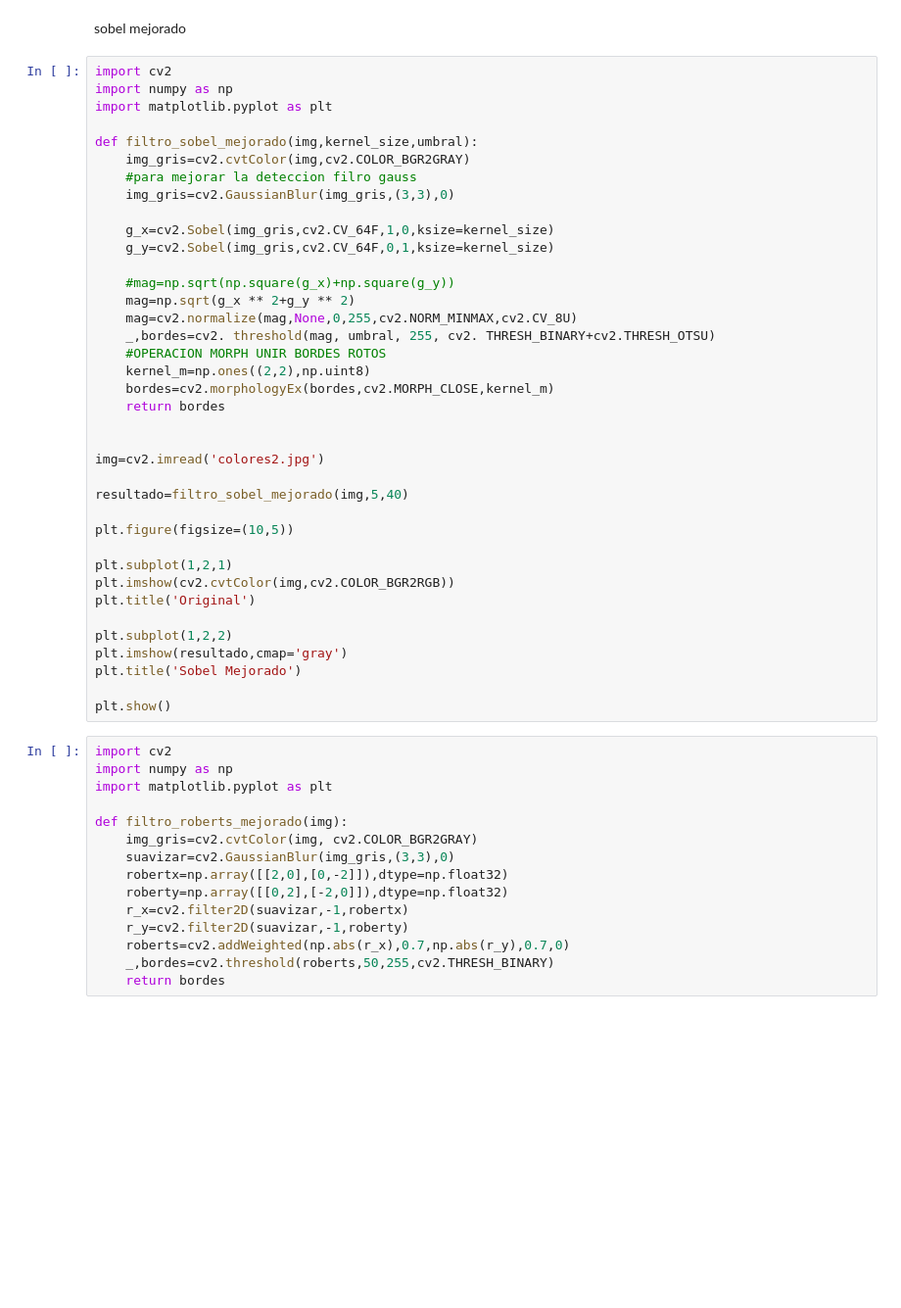
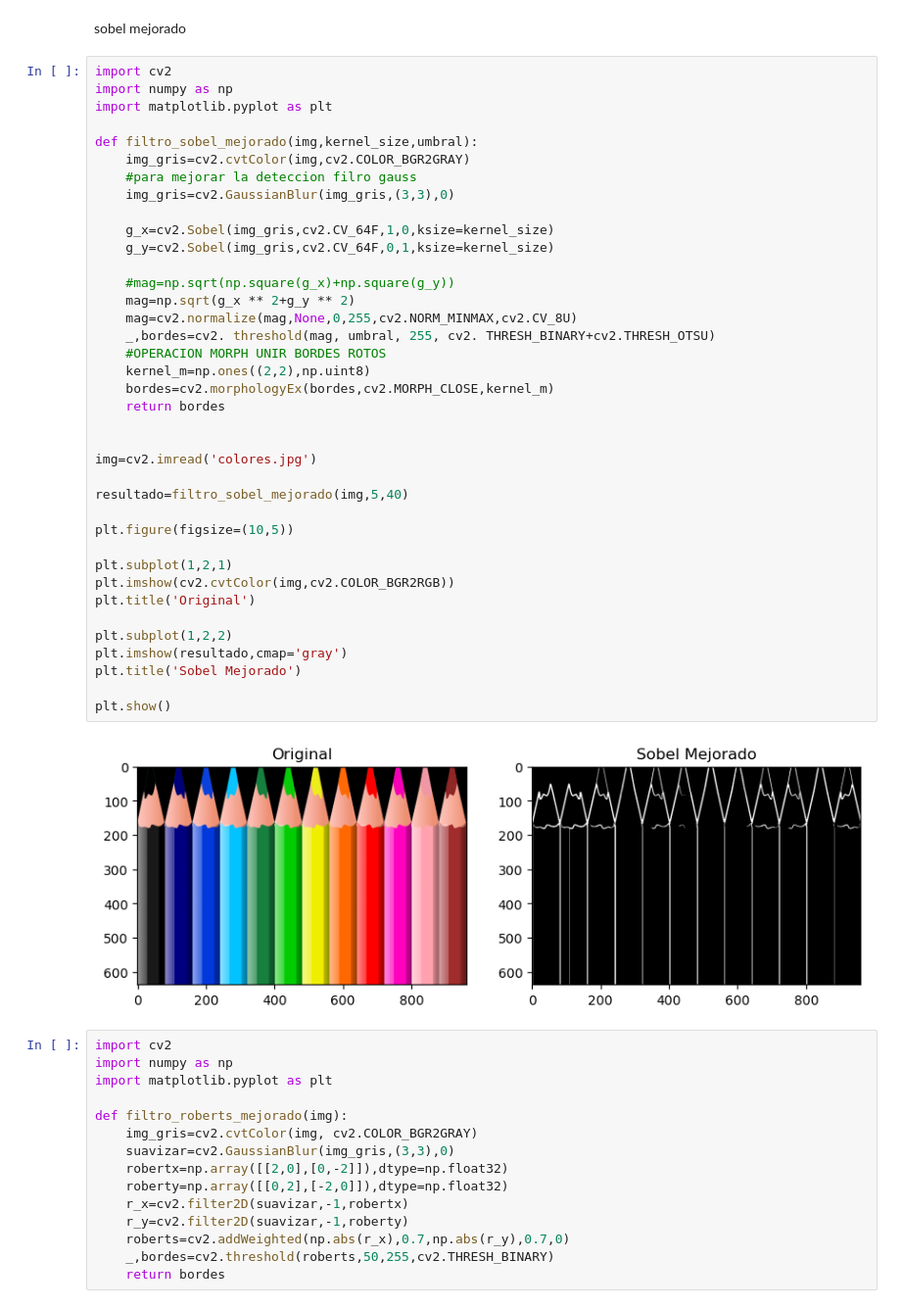
Before and after one commit to marcos7-eri/pdi, a Jupyter notebook: bordes.ipynb, the cells around one changed output. Shown at 98% size. Saved outputs shown, nothing was run; the diff lists cells and outputs as text; blank space fills up the shorter version.

```diff
--- a/bordes.ipynb
+++ b/bordes.ipynb
@@ -128,34 +130,36 @@ def filtro_sobel_mejorado(img,kernel_size,umbral):
     #para mejorar la deteccion filro gauss
     img_gris=cv2.GaussianBlur(img_gris,(3,3),0)
 
     g_x=cv2.Sobel(img_gris,cv2.CV_64F,1,0,ksize=kernel_size)
     g_y=cv2.Sobel(img_gris,cv2.CV_64F,0,1,ksize=kernel_size)
 
     #mag=np.sqrt(np.square(g_x)+np.square(g_y))
     mag=np.sqrt(g_x ** 2+g_y ** 2)
     mag=cv2.normalize(mag,None,0,255,cv2.NORM_MINMAX,cv2.CV_8U)
     _,bordes=cv2. threshold(mag, umbral, 255, cv2. THRESH_BINARY+cv2.THRESH_OTSU)
     #OPERACION MORPH UNIR BORDES ROTOS
     kernel_m=np.ones((2,2),np.uint8)
     bordes=cv2.morphologyEx(bordes,cv2.MORPH_CLOSE,kernel_m)
     return bordes
 
 
-img=cv2.imread('colores2.jpg')
+img=cv2.imread('colores.jpg')
 
 resultado=filtro_sobel_mejorado(img,5,40)
 
 plt.figure(figsize=(10,5))
 
 plt.subplot(1,2,1)
 plt.imshow(cv2.cvtColor(img,cv2.COLOR_BGR2RGB))
 plt.title('Original')
 
 plt.subplot(1,2,2)
 plt.imshow(resultado,cmap='gray')
 plt.title('Sobel Mejorado')
 
 plt.show()
+# %% [output]
+[figure, added]
 # %%
 import cv2
 import numpy as np
```
Also changed, not shown: parts of 2 cells of this notebook, 9 other files.
